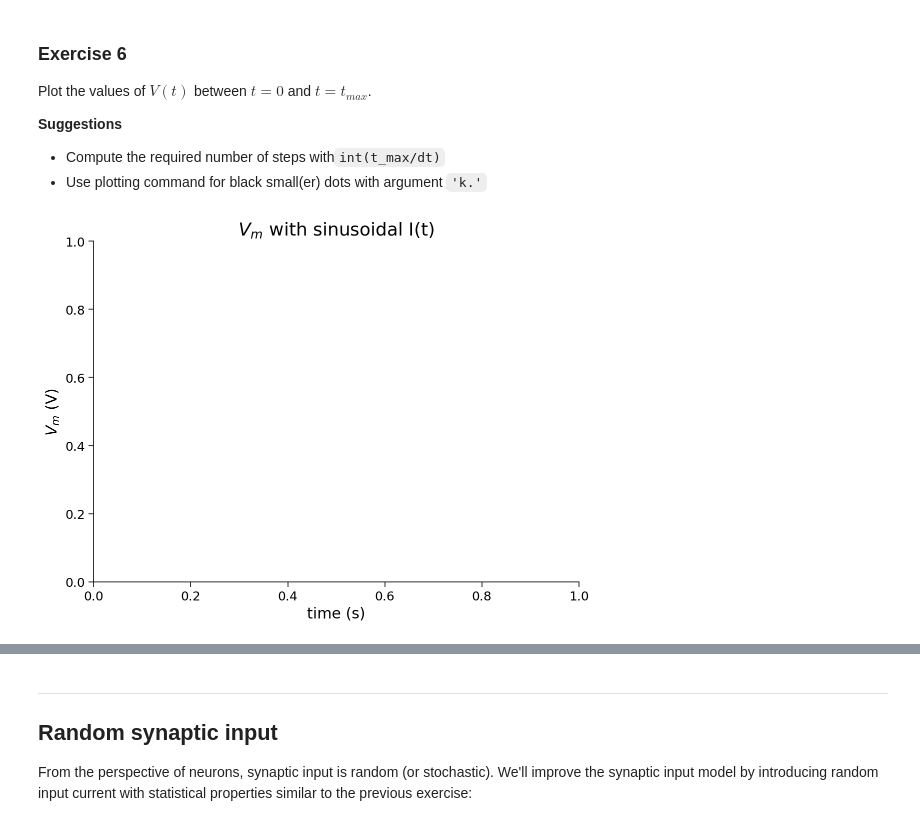
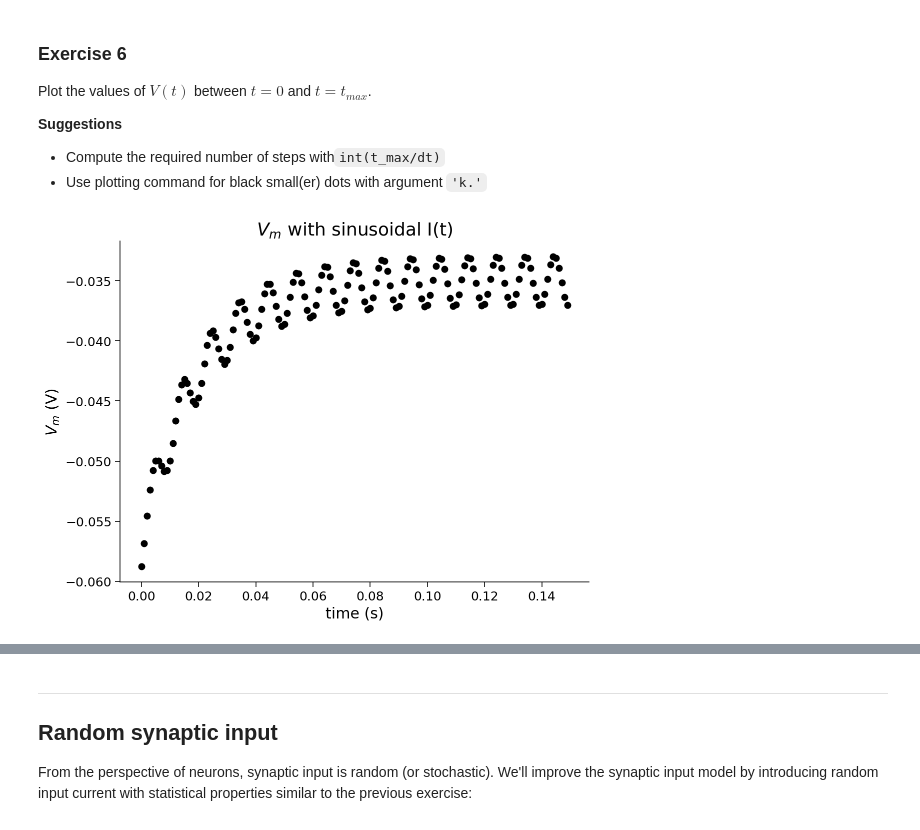
Before and after one commit to jingxlim/course-content, a Jupyter notebook: tutorials/W0D1_PythonWorkshop1/student/W0D1_Tutorial1.ipynb, the cells around one changed output, grey strips where cells are left out. Saved outputs shown, nothing was run; the diff lists cells and outputs as text; code cells hidden in the pictures.

```diff
--- a/tutorials/W0D1_PythonWorkshop1/student/W0D1_Tutorial1.ipynb
+++ b/tutorials/W0D1_PythonWorkshop1/student/W0D1_Tutorial1.ipynb
@@ -271,9 +303,17 @@ for step in range(start, end, stepsize):
 # %%
 # Exercise 4
 # initialize step_end and v
-step_end = 10
-v = el
+step_start = 0
+step_end = 0.01
+
+v = el  # initialize the membrane potential to leak potential el
 
 # loop for step_end steps
+for step, t in enumerate(np.arange(step_start, step_end, dt)):
 
-# --> insert your code here
+  # --> insert your code here
+  V = (el - v + r*i_t[step]) * dt/tau + v
+
+  print(f"{t:.3f} {i_t[step]:.4e} {v:.4e}")
+
+  v = V
@@ -320,11 +371,24 @@ Plot the values of $I(t)$ between $t=0$ and $t=0.024$.
 step_end = 25
 
 # initialize the figure
-plt.figure()
+fig, ax = plt.subplots()
+ax1 = ax.twinx()
 
 # loop for step_end steps
 for step in range(step_end):
   t = step * dt
 
   # --> insert your code here
+  # calculate current input
+  i = i_mean * (1 + np.sin( ((2*np.pi) / 0.01) * t))
+
+  # calculate membrane potential
+  V = (el - v + r*i) * dt/tau + v
+  v = V ## update membrane potential
+
+  # ax.plot(t, v, color='r', marker='o')
+  ax1.plot(t, i, color='k', marker='o')
+
+ax.set_title('Synaptic input $I[t]$')
+plt.show()
 # %% [output]
@@ -345,22 +409,33 @@ Plot the values of $V(t)$ between $t=0$ and $t=t_{max}$.
 # %%
 # Exercise 6
 # initialize step_end and v
 # step_end = ... # insert your code here
 v = el
+step_end = int(t_max / dt)
 
 # initialize the figure
 plt.figure()
 plt.title('$V_m$ with sinusoidal I(t)')
 plt.xlabel('time (s)')
 plt.ylabel('$V_m$ (V)');
 
 # loop for step_end steps
 for step in range(step_end):
   t = step * dt
 
   # --> insert your code here
+  # calculate current input
+  i = i_mean * (1 + np.sin( ((2*np.pi) / 0.01) * t))
+
+  # calculate membrane potential
+  V = (el - v + r*i) * dt/tau + v
+  v = V ## update membrane potential
+
+  plt.plot(t, v, color='k', marker='o')
+
+plt.show()
 # %% [output]
-[figure, old version]
+[figure, new version]
 # %% [markdown]
 [*Click for solution*](https://github.com/NeuromatchAcademy/course-content/tree/master//tutorials/W0D1_PythonWorkshop1/solutions/W0D1_Tutorial1_Solution_6dcf3e19.py)
 
```
Also changed, not shown: parts of 6 cells of this notebook.
